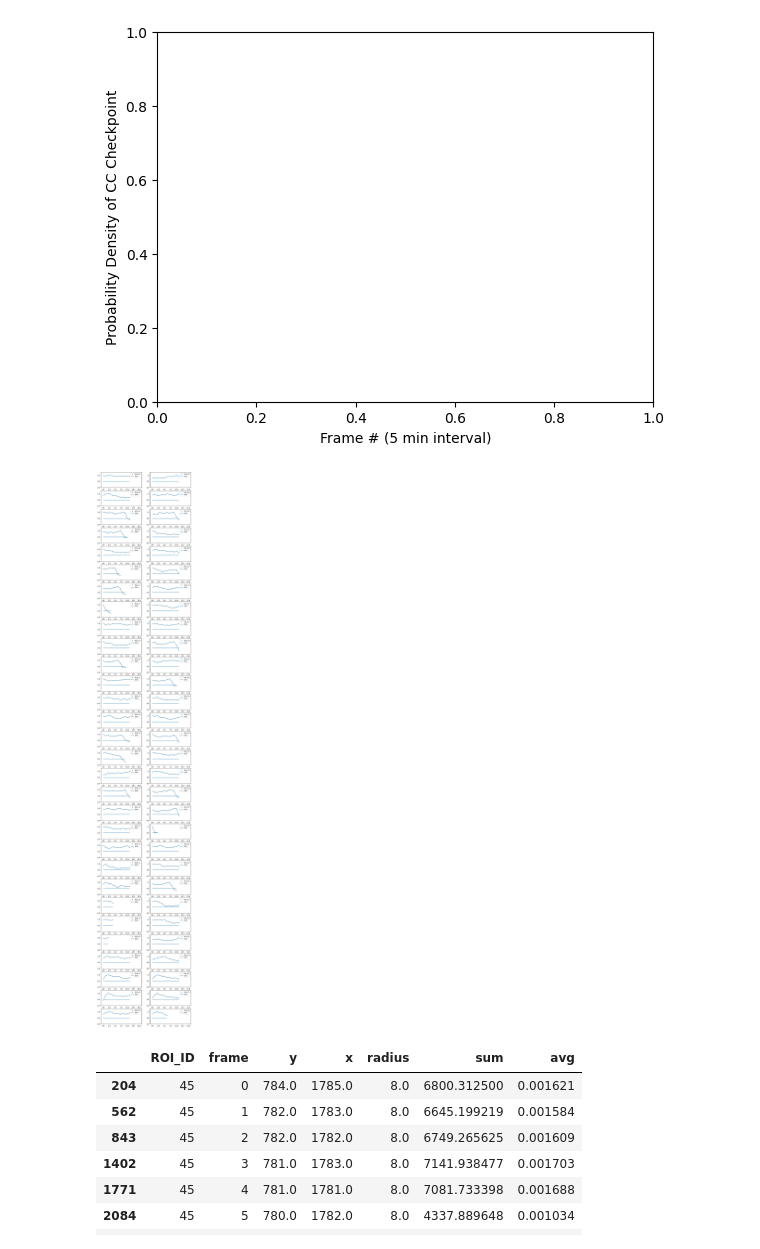
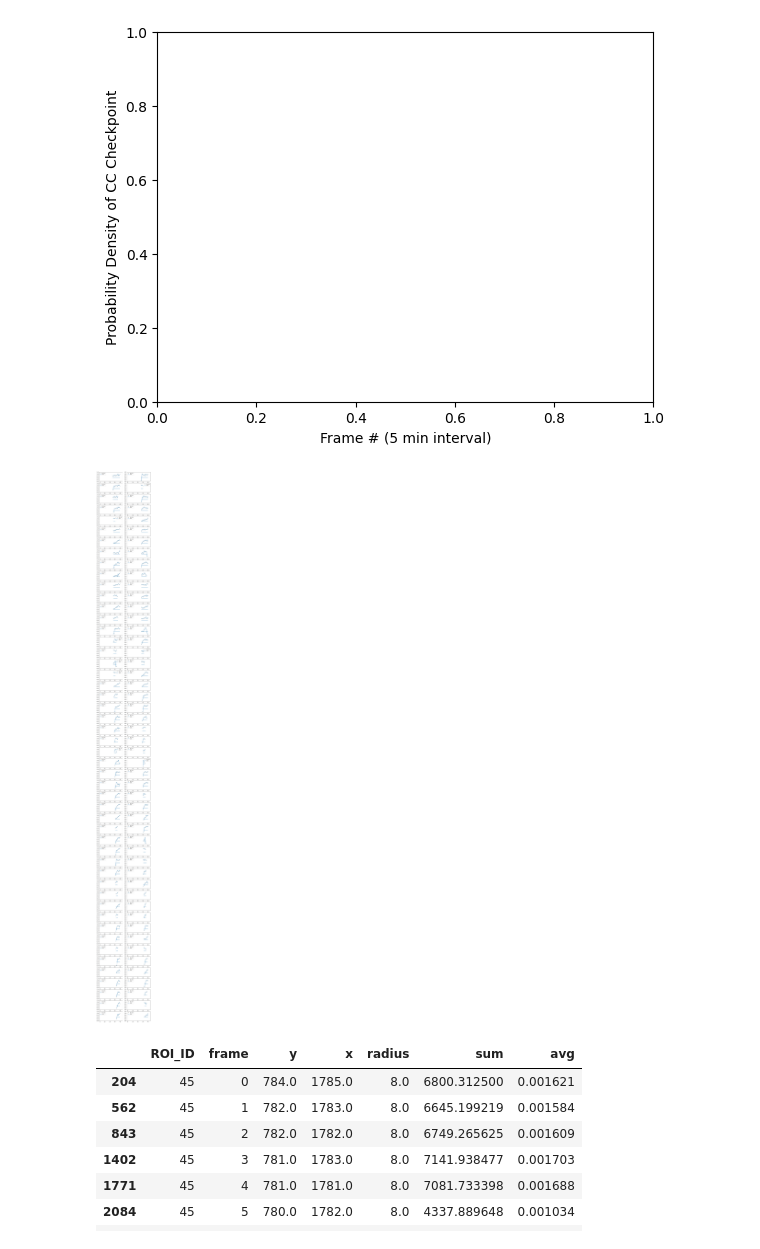
Before and after one commit to jglichowsk/organelle-measure, a Jupyter notebook: organelle_measure/notebooks/myo1-globular-timelapse-analysis.ipynb, the cells around one changed output. Saved outputs shown, nothing was run; the diff lists cells and outputs as text; code cells hidden in the pictures.

Commit message:
expanded to permit general time series length and separating processing and plotting fncs

```diff
--- a/organelle_measure/notebooks/myo1-globular-timelapse-analysis.ipynb
+++ b/organelle_measure/notebooks/myo1-globular-timelapse-analysis.ipynb
@@ -267,3 +267,17 @@ def roi_paths(df: pd.DataFrame, roi_id, roi_radius: int, img_shape: int=1024):
     ax.set_ylim(0,img_shape)
     ax.annotate(str(roi_id), (rx[-1], ry[-1]),fontsize='x-small')
     ax.yaxis.set_inverted(True)
+# %%
+def run_analyzebudnecks(img_path: str, roi_radius: int, sweep_radius: int):
+    """
+    Args: Path to input myo1 time seris tif file.
+    Outputs: Save analysis csv and return it as a dataframe.
+    """
+    myo1df=analyze_budnecks(img_path, roi_radius=roi_radius, sweep_radius=sweep_radius)
+    output_name=Path(img_path).stem + '_r='+str(roi_radius)+'.csv'
+    output_path=Path(img_path).parent/f"{output_name}"
+    myo1df.to_csv(output_path, index=False)
+    print(len(np.unique(myo1df['ROI_ID'].values)))
+    return myo1df
+# %%
+julrun=run_analyzebudnecks(r'C:\Users\jglic\Downloads\07172026 myo1 high res\confyellow-jg_07172026_myo1-mlemon_glucose-2.0_fov1_despeckle.tif', roi_radius=4, sweep_radius=10)
@@ -469,7 +495,7 @@ def roi_subplots(df: pd.DataFrame, num_rows: int, num_columns: int=2, metric: st
     #Median parameters of exponential decay fits for 01292026_r2 data
     a_med,b_med,c_med=(0.7707111579952284,0.0620886804972008,0.1568112942306607)
 
-    for roi_id in np.unique(df['ROI_ID'].values)[200:260]:
+    for roi_id in np.unique(df['ROI_ID'].values)[300:400]:
         roi_subset=df[df['ROI_ID'].values==roi_id].sort_values(by=['frame']) #apply roi mask and sort according to frame to deal with buffer frames out of order
         I_vals=roi_subset[metric].values
         frames=roi_subset['frame'].values
@@ -509,10 +535,10 @@ def roi_subplots(df: pd.DataFrame, num_rows: int, num_columns: int=2, metric: st
     else:
         return
 # %%
-roi_subplots(novdf, num_rows=int(len(np.unique(novdf['ROI_ID'].values))/2),fit=False,corr=False, thresh=0.5)
+roi_subplots(julrun, num_rows=int(len(np.unique(julrun['ROI_ID'].values))/2),fit=False,corr=False, thresh=0.5)
 # roi_subplots(df_01222026, num_rows=int(len(np.unique(df_01222026['ROI_ID'].values))/2),fit=False,corr=True)
 # %% [output]
-[figure, old version]
+[figure, new version]
 # %%
 novdf.loc[novdf.ROI_ID==45]
 # %% [output]
```
Also changed, not shown: parts of 8 cells of this notebook, 7 other files.
